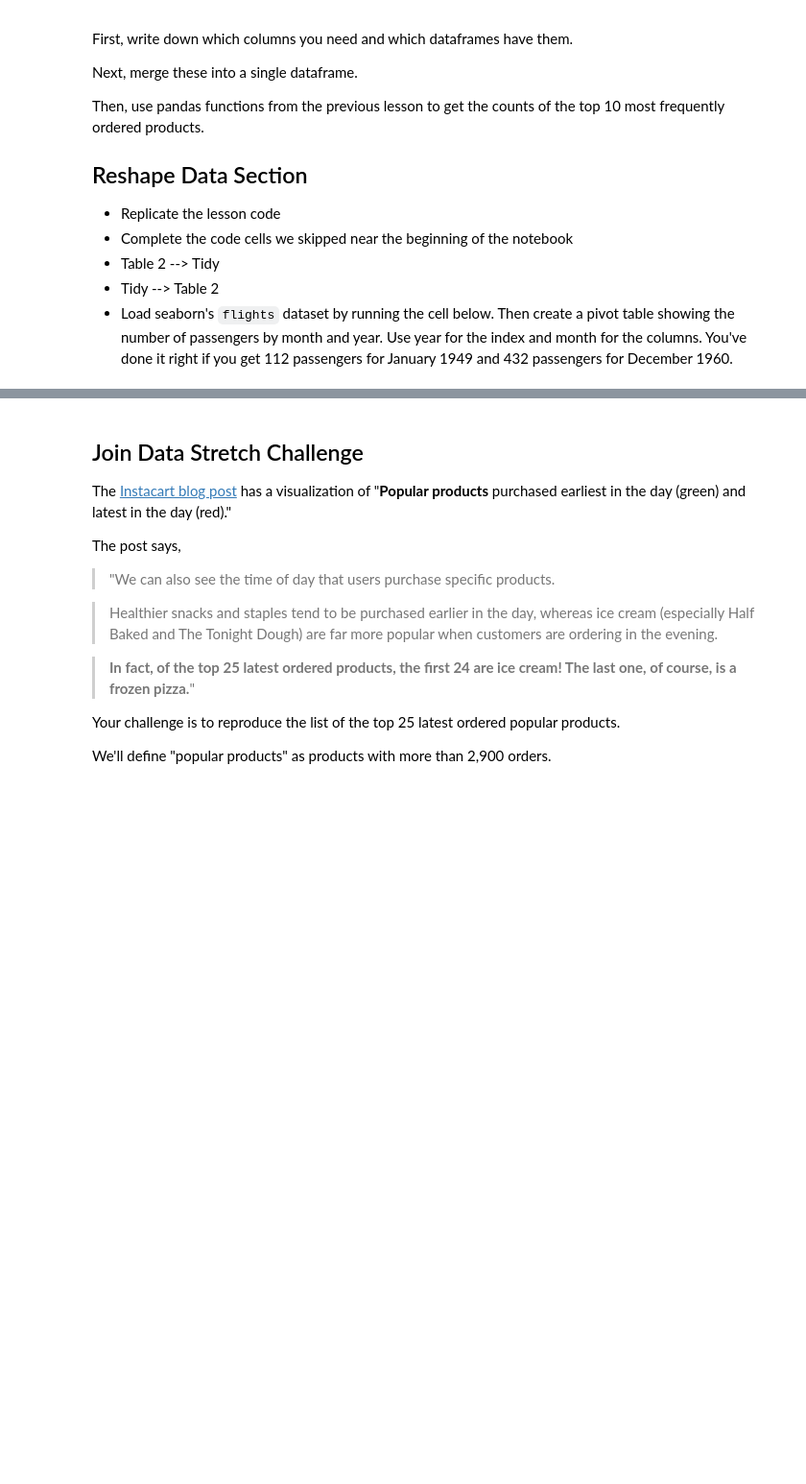
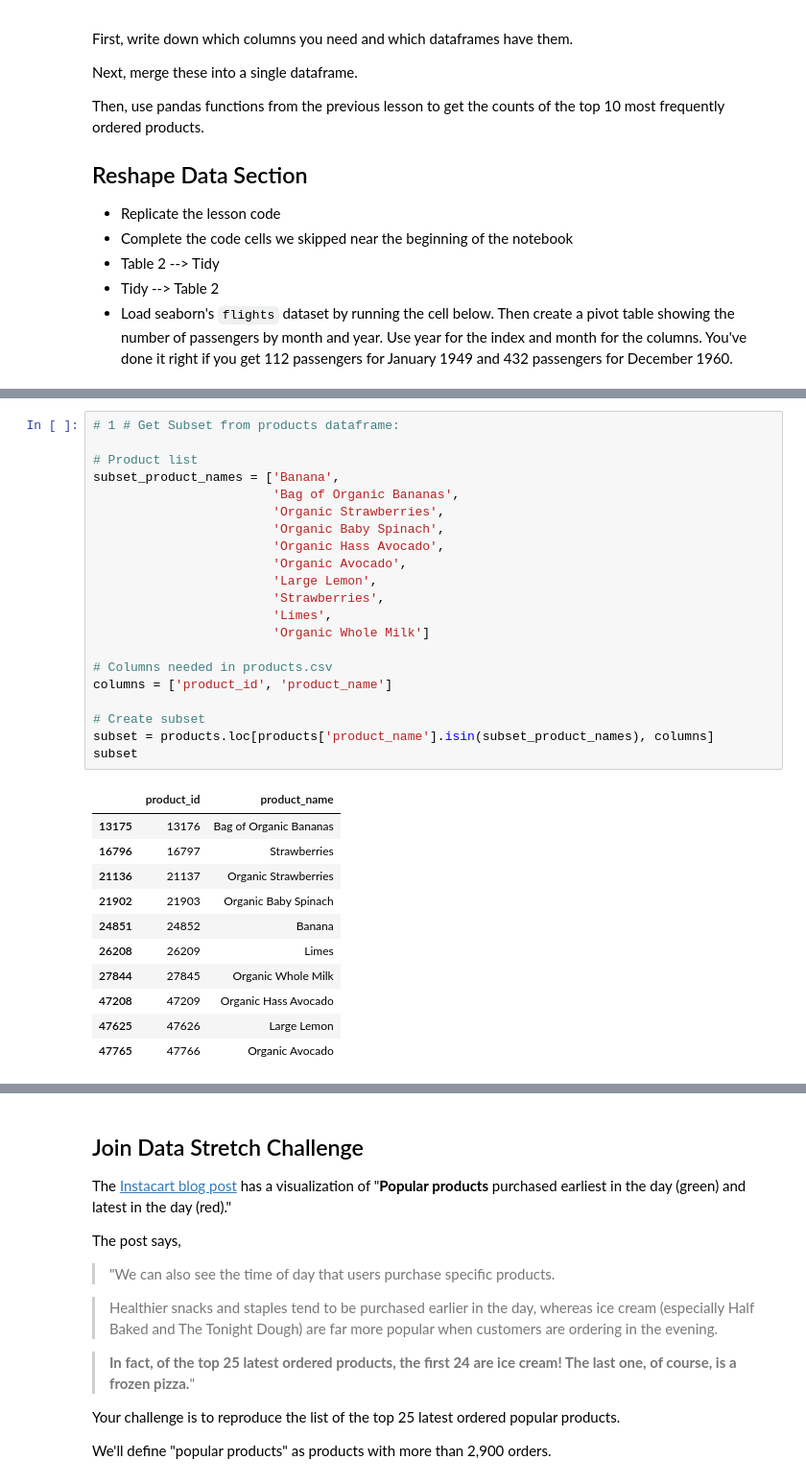
Before and after one commit to MrT3313/DS-Unit-1-Sprint-2-Data-Wrangling-and-Storytelling, a Jupyter notebook: module1-join-and-reshape-data/LS_DS_121_Join_and_Reshape_Data.ipynb, the cells around one changed output, grey strips where cells are left out. Shown at 96% size. Cells and saved outputs as stored; diff of their text form; blank space fills up the shorter version.

```diff
--- a/module1-join-and-reshape-data/LS_DS_121_Join_and_Reshape_Data.ipynb
+++ b/module1-join-and-reshape-data/LS_DS_121_Join_and_Reshape_Data.ipynb
@@ -695,0 +750,33 @@ flights = sns.load_dataset('flights')
+# %%
+# 1 # Get Subset from products dataframe:
+
+# Product list
+subset_product_names = ['Banana',
+                        'Bag of Organic Bananas',
+                        'Organic Strawberries',
+                        'Organic Baby Spinach',
+                        'Organic Hass Avocado',
+                        'Organic Avocado',
+                        'Large Lemon',
+                        'Strawberries',
+                        'Limes',
+                        'Organic Whole Milk']
+
+# Columns needed in products.csv
+columns = ['product_id', 'product_name']
+
+# Create subset
+subset = products.loc[products['product_name'].isin(subset_product_names), columns]
+subset
+# %% [output]
+|  | product_id | product_name |
+| 13175 | 13176 | Bag of Organic Bananas |
+| 16796 | 16797 | Strawberries |
+| 21136 | 21137 | Organic Strawberries |
+| 21902 | 21903 | Organic Baby Spinach |
+| 24851 | 24852 | Banana |
+| 26208 | 26209 | Limes |
+| 27844 | 27845 | Organic Whole Milk |
+| 47208 | 47209 | Organic Hass Avocado |
+| 47625 | 47626 | Large Lemon |
+| 47765 | 47766 | Organic Avocado |
```
Also changed, not shown: parts of 17 cells of this notebook.
